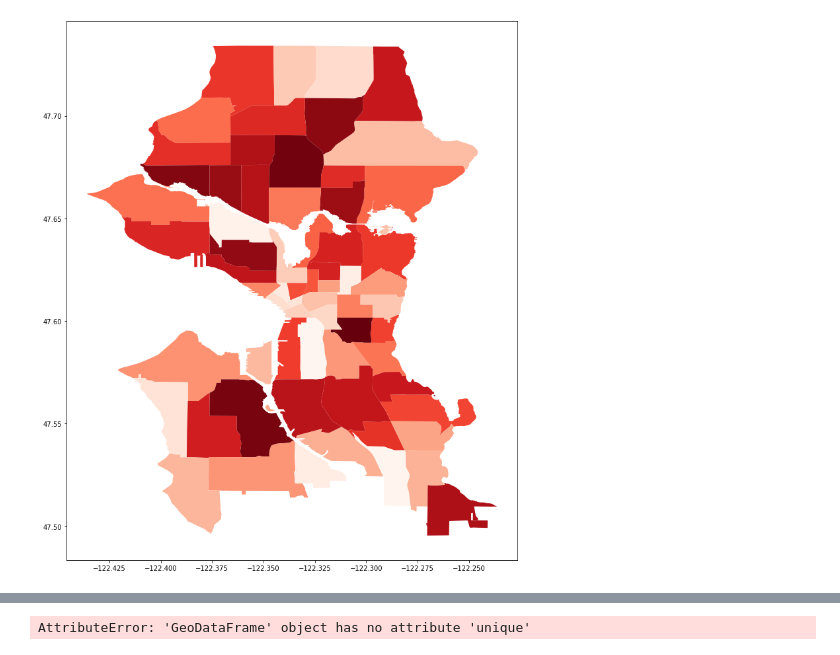
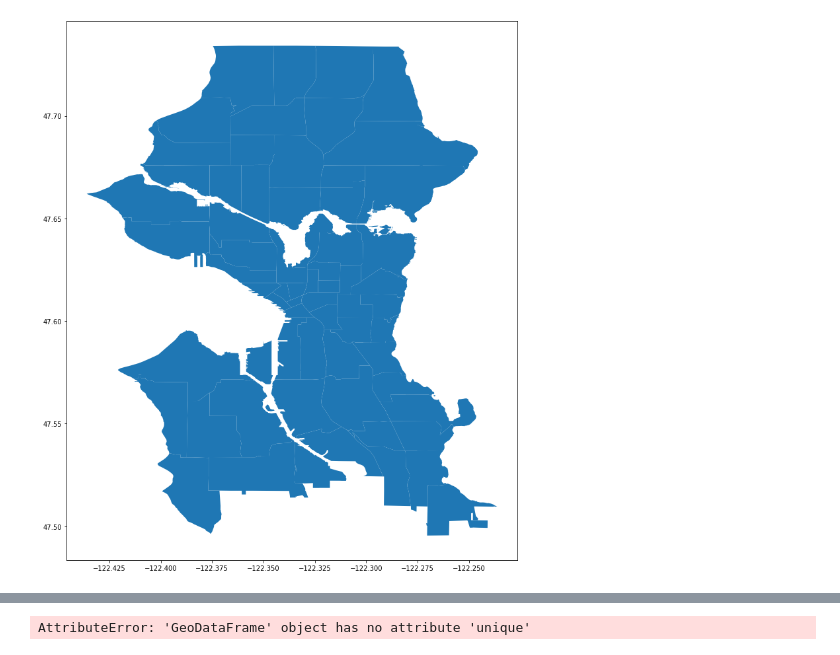
Before and after one commit to alexcbfa/AIRBNB, a Jupyter notebook: Exploratory Analysis.ipynb, the cells around one changed output, grey strips where cells are left out. Saved outputs shown, nothing was run; the diff lists cells and outputs as text; code cells hidden in the pictures.

```diff
--- a/Exploratory Analysis.ipynb
+++ b/Exploratory Analysis.ipynb
@@ -23,9 +23,9 @@ map['area_id'] = random.sample(range(len(map)), len(map))
 area_map = map[['geometry','AREA_','area_id']]
 # %%
 fig,ax = plt.subplots(figsize = (15,15))
-map.plot(ax=ax,column='id', cmap = 'Reds');
+map.plot(ax=ax);
 # %% [output]
-[figure, old version]
+[figure, new version]
 # %%
 geometry = [Point(xy) for xy in zip(listings['longitude'],listings['latitude'])]
 crs = {'init':'epsg:4326'}
```
